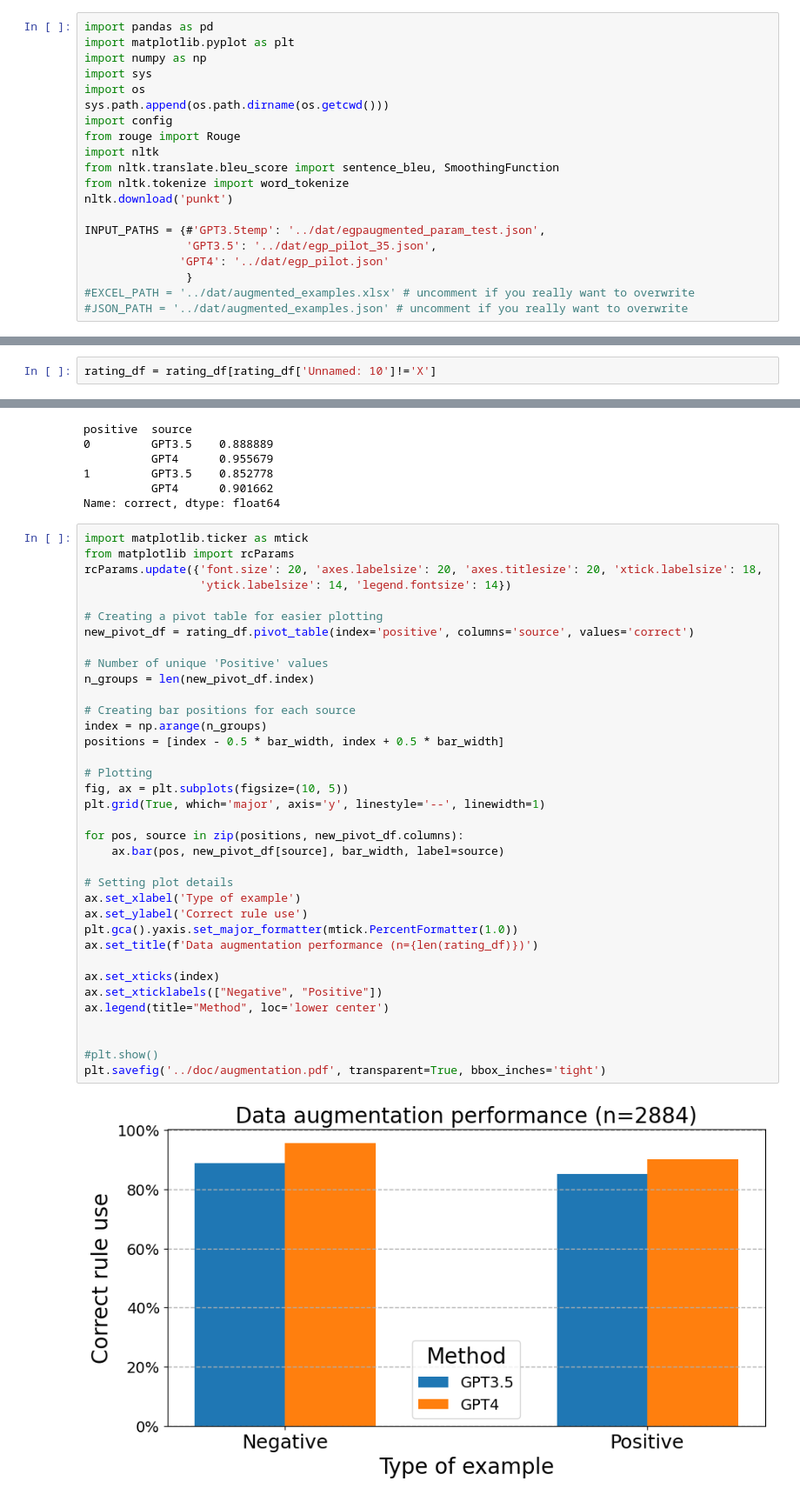
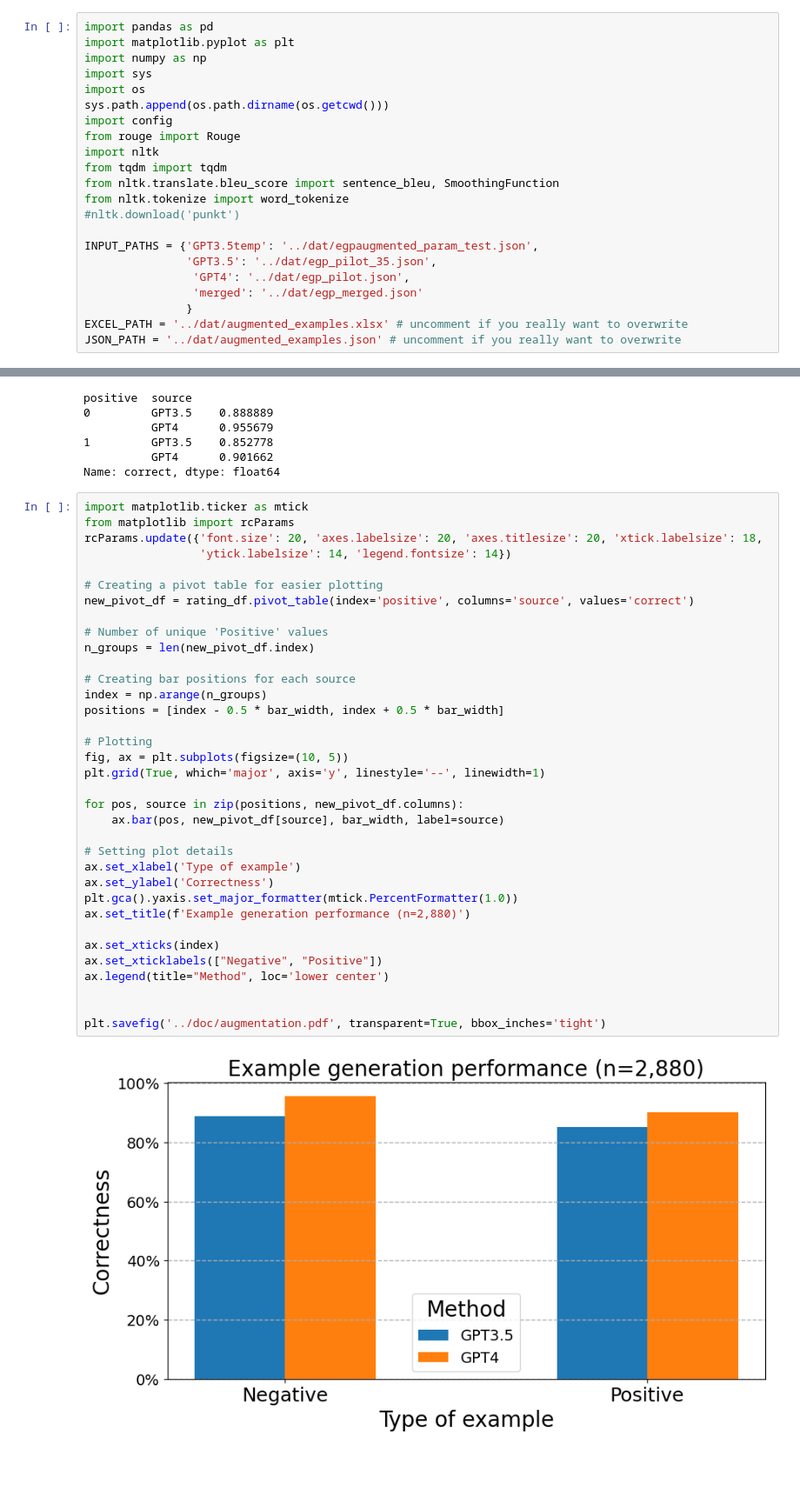
Before and after one commit to dominikglandorf/LLM-grammar, a Jupyter notebook: exp/005_multisource_excel_rating.ipynb, the cells around one changed output, grey strips where cells are left out. Shown at 87% size. Drawn from its saved outputs; the diff is of its cells as text; blank space fills up the shorter version.

```diff
--- a/exp/005_multisource_excel_rating.ipynb
+++ b/exp/005_multisource_excel_rating.ipynb
@@ -12,14 +12,16 @@ sys.path.append(os.path.dirname(os.getcwd()))
 import config
 from rouge import Rouge
 import nltk
+from tqdm import tqdm
 from nltk.translate.bleu_score import sentence_bleu, SmoothingFunction
 from nltk.tokenize import word_tokenize
-nltk.download('punkt')
+#nltk.download('punkt')
 
-INPUT_PATHS = {#'GPT3.5temp': '../dat/egpaugmented_param_test.json',
+INPUT_PATHS = {'GPT3.5temp': '../dat/egpaugmented_param_test.json',
                'GPT3.5': '../dat/egp_pilot_35.json',
-              'GPT4': '../dat/egp_pilot.json'
+                'GPT4': '../dat/egp_pilot.json',
+                'merged': '../dat/egp_merged.json'
                }
-#EXCEL_PATH = '../dat/augmented_examples.xlsx' # uncomment if you really want to overwrite
-#JSON_PATH = '../dat/augmented_examples.json' # uncomment if you really want to overwrite
+EXCEL_PATH = '../dat/augmented_examples.xlsx' # uncomment if you really want to overwrite
+JSON_PATH = '../dat/augmented_examples.json' # uncomment if you really want to overwrite
 # %% [output]
@@ -182,8 +187,6 @@ rating_df.head()
 | 2 | 55 | ADJECTIVES | position | C1 | NaN | FORM: PAST PARTICPLE AS ADJECTIVE | Can use the '–ed' form of a verb ... | First of all, I would recommend p... | ... |
 | 3 | 55 | ADJECTIVES | position | C1 | NaN | FORM: PAST PARTICPLE AS ADJECTIVE | Can use the '–ed' form of a verb ... | First of all, I would recommend p... | ... |
 | 4 | 55 | ADJECTIVES | position | C1 | NaN | FORM: PAST PARTICPLE AS ADJECTIVE | Can use the '–ed' form of a verb ... | First of all, I would recommend p... | ... |
-# %%
-rating_df = rating_df[rating_df['Unnamed: 10']!='X']
 # %%
 len(rating_df)
 # %% [output]
@@ -316,34 +319,33 @@ rcParams.update({'font.size': 20, 'axes.labelsize': 20, 'axes.titlesize': 20, 'x
                  'ytick.labelsize': 14, 'legend.fontsize': 14})
 
 # Creating a pivot table for easier plotting
 new_pivot_df = rating_df.pivot_table(index='positive', columns='source', values='correct')
 
 # Number of unique 'Positive' values
 n_groups = len(new_pivot_df.index)
 
 # Creating bar positions for each source
 index = np.arange(n_groups)
 positions = [index - 0.5 * bar_width, index + 0.5 * bar_width]
 
 # Plotting
 fig, ax = plt.subplots(figsize=(10, 5))
 plt.grid(True, which='major', axis='y', linestyle='--', linewidth=1)
 
 for pos, source in zip(positions, new_pivot_df.columns):
     ax.bar(pos, new_pivot_df[source], bar_width, label=source)
 
 # Setting plot details
 ax.set_xlabel('Type of example')
-ax.set_ylabel('Correct rule use')
+ax.set_ylabel('Correctness')
 plt.gca().yaxis.set_major_formatter(mtick.PercentFormatter(1.0))
-ax.set_title(f'Data augmentation performance (n={len(rating_df)})')
+ax.set_title(f'Example generation performance (n=2,880)')
 
 ax.set_xticks(index)
 ax.set_xticklabels(["Negative", "Positive"])
 ax.legend(title="Method", loc='lower center')
 
 
-#plt.show()
 plt.savefig('../doc/augmentation.pdf', transparent=True, bbox_inches='tight')
 # %% [output]
-[figure, old version]
+[figure, new version]
```
Also changed, not shown: parts of 4 cells of this notebook, 20 other files.
